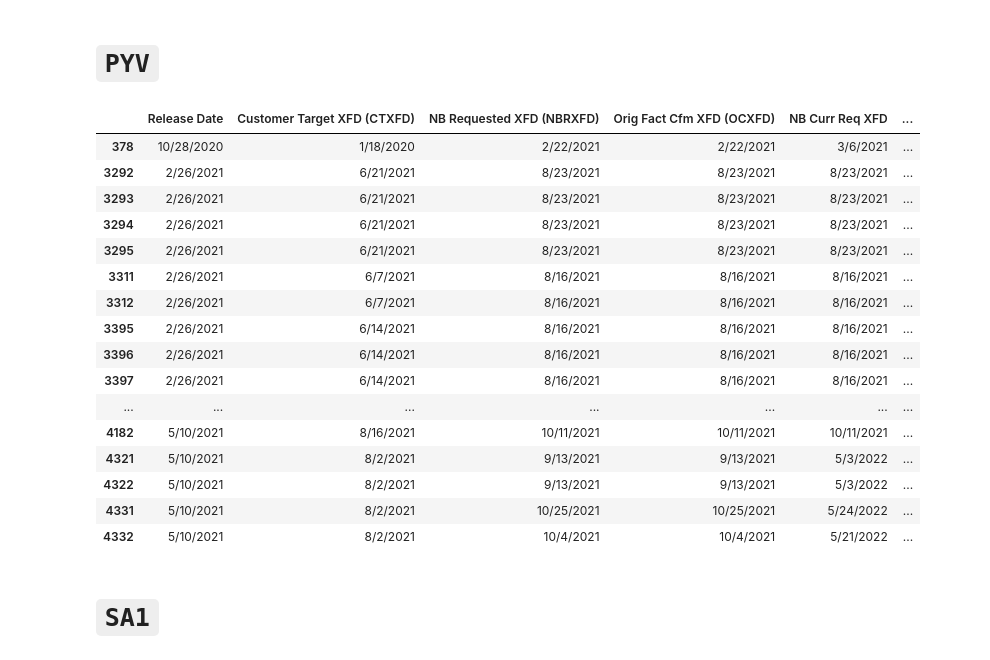
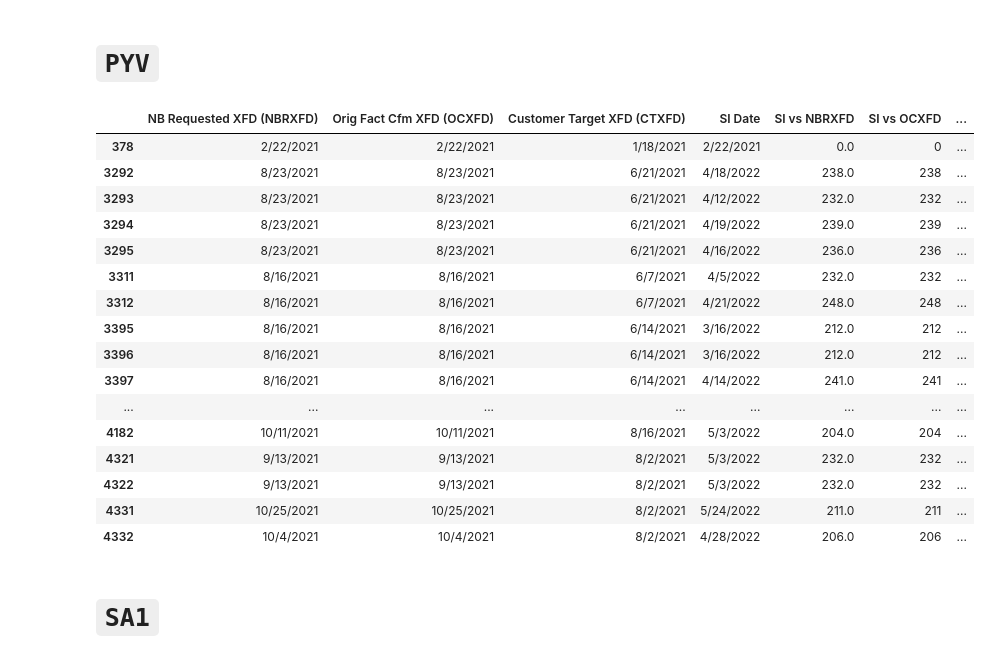
Before and after one commit to xolyn/labor_audit, a Jupyter notebook: LingyuZhou/w6/w6.2.ipynb, the cells around one changed output. Saved outputs shown, nothing was run; the diff lists cells and outputs as text; code cells hidden in the pictures.

```diff
--- a/LingyuZhou/w6/w6.2.ipynb
+++ b/LingyuZhou/w6/w6.2.ipynb
@@ -9,15 +9,22 @@ dateCol=["Release Date","Customer Target XFD (CTXFD)","NB Requested XFD (NBRXFD)
 
 csvs=[x for x in os.listdir(".") if x.lower().endswith("csv")]
 
-vsCol=["Customer Target XFD (CTXFD)","NB Requested XFD (NBRXFD)","Orig Fact Cfm XFD (OCXFD)","SI Date"]
+vsCol=["NB Requested XFD (NBRXFD)","Orig Fact Cfm XFD (OCXFD)","Customer Target XFD (CTXFD)","SI Date"]
+
+rCol=vsCol[:]
+rCol.extend([x for x in cj.columns if "vs" in x.lower() and "/" not in x])
+rCol
 
 def inspect(dfp,less=False):
     dfcol=dfp.columns
     susCol=[x for x in dfcol if "vs" in x.lower() and "/" not in x]
+    filtered=dfp[dfp[susCol].nunique(axis=1)>1]
+    del dfp
     if less==True:
-        return dfp[dfp[susCol].abs().gt(250).any(axis=1)][susCol]
+        # return dfp[(dfp[susCol].abs().gt(250).any(axis=1)) & (dfp[susCol].nunique(axis=1)>1)][susCol]
+        return filtered[filtered[susCol].abs().gt(250).any(axis=1)][susCol]
     else:
-        return dfp[dfp[susCol].abs().gt(250).any(axis=1)]
+        return filtered[filtered[susCol].abs().gt(250).any(axis=1)]
 # %% [markdown]
 # 0709 end todo:
 1. create index
@@ -175,26 +158,28 @@ pwi.loc[[7321, 7548, 7550, 7551, 7552, 7566, 7946], "NB Requested XFD (NBRXFD)"]
 # `PYV`
 # %%
 pyv=pd.read_csv("PYV.csv",thousands=",")
+# %%
+pyv.loc[378, "Customer Target XFD (CTXFD)"]="1/18/2021"
 # %%
-inspect(pyv)[dateCol]
+inspect(pyv)[rCol]
 # %% [output]
-|  | Release Date | Customer Target XFD (CTXFD) | NB Requested XFD (NBRXFD) | Orig Fact Cfm XFD (OCXFD) | NB Curr Req XFD | ... |
-| 378 | 10/28/2020 | 1/18/2020 | 2/22/2021 | 2/22/2021 | 3/6/2021 | ... |
-| 3292 | 2/26/2021 | 6/21/2021 | 8/23/2021 | 8/23/2021 | 8/23/2021 | ... |
-| 3293 | 2/26/2021 | 6/21/2021 | 8/23/2021 | 8/23/2021 | 8/23/2021 | ... |
-| 3294 | 2/26/2021 | 6/21/2021 | 8/23/2021 | 8/23/2021 | 8/23/2021 | ... |
-| 3295 | 2/26/2021 | 6/21/2021 | 8/23/2021 | 8/23/2021 | 8/23/2021 | ... |
-| 3311 | 2/26/2021 | 6/7/2021 | 8/16/2021 | 8/16/2021 | 8/16/2021 | ... |
-| 3312 | 2/26/2021 | 6/7/2021 | 8/16/2021 | 8/16/2021 | 8/16/2021 | ... |
-| 3395 | 2/26/2021 | 6/14/2021 | 8/16/2021 | 8/16/2021 | 8/16/2021 | ... |
-| 3396 | 2/26/2021 | 6/14/2021 | 8/16/2021 | 8/16/2021 | 8/16/2021 | ... |
-| 3397 | 2/26/2021 | 6/14/2021 | 8/16/2021 | 8/16/2021 | 8/16/2021 | ... |
-| ... | ... | ... | ... | ... | ... | ... |
-| 4182 | 5/10/2021 | 8/16/2021 | 10/11/2021 | 10/11/2021 | 10/11/2021 | ... |
-| 4321 | 5/10/2021 | 8/2/2021 | 9/13/2021 | 9/13/2021 | 5/3/2022 | ... |
-| 4322 | 5/10/2021 | 8/2/2021 | 9/13/2021 | 9/13/2021 | 5/3/2022 | ... |
-| 4331 | 5/10/2021 | 8/2/2021 | 10/25/2021 | 10/25/2021 | 5/24/2022 | ... |
-| 4332 | 5/10/2021 | 8/2/2021 | 10/4/2021 | 10/4/2021 | 5/21/2022 | ... |
+|  | NB Requested XFD (NBRXFD) | Orig Fact Cfm XFD (OCXFD) | Customer Target XFD (CTXFD) | SI Date | SI vs NBRXFD | SI vs OCXFD | ... |
+| 378 | 2/22/2021 | 2/22/2021 | 1/18/2021 | 2/22/2021 | 0.0 | 0 | ... |
+| 3292 | 8/23/2021 | 8/23/2021 | 6/21/2021 | 4/18/2022 | 238.0 | 238 | ... |
+| 3293 | 8/23/2021 | 8/23/2021 | 6/21/2021 | 4/12/2022 | 232.0 | 232 | ... |
+| 3294 | 8/23/2021 | 8/23/2021 | 6/21/2021 | 4/19/2022 | 239.0 | 239 | ... |
+| 3295 | 8/23/2021 | 8/23/2021 | 6/21/2021 | 4/16/2022 | 236.0 | 236 | ... |
+| 3311 | 8/16/2021 | 8/16/2021 | 6/7/2021 | 4/5/2022 | 232.0 | 232 | ... |
+| 3312 | 8/16/2021 | 8/16/2021 | 6/7/2021 | 4/21/2022 | 248.0 | 248 | ... |
+| 3395 | 8/16/2021 | 8/16/2021 | 6/14/2021 | 3/16/2022 | 212.0 | 212 | ... |
+| 3396 | 8/16/2021 | 8/16/2021 | 6/14/2021 | 3/16/2022 | 212.0 | 212 | ... |
+| 3397 | 8/16/2021 | 8/16/2021 | 6/14/2021 | 4/14/2022 | 241.0 | 241 | ... |
+| ... | ... | ... | ... | ... | ... | ... | ... |
+| 4182 | 10/11/2021 | 10/11/2021 | 8/16/2021 | 5/3/2022 | 204.0 | 204 | ... |
+| 4321 | 9/13/2021 | 9/13/2021 | 8/2/2021 | 5/3/2022 | 232.0 | 232 | ... |
+| 4322 | 9/13/2021 | 9/13/2021 | 8/2/2021 | 5/3/2022 | 232.0 | 232 | ... |
+| 4331 | 10/25/2021 | 10/25/2021 | 8/2/2021 | 5/24/2022 | 211.0 | 211 | ... |
+| 4332 | 10/4/2021 | 10/4/2021 | 8/2/2021 | 4/28/2022 | 206.0 | 206 | ... |
 # %% [markdown]
 # `SA1`
 # %%
```
Also changed, not shown: parts of 12 cells of this notebook.
